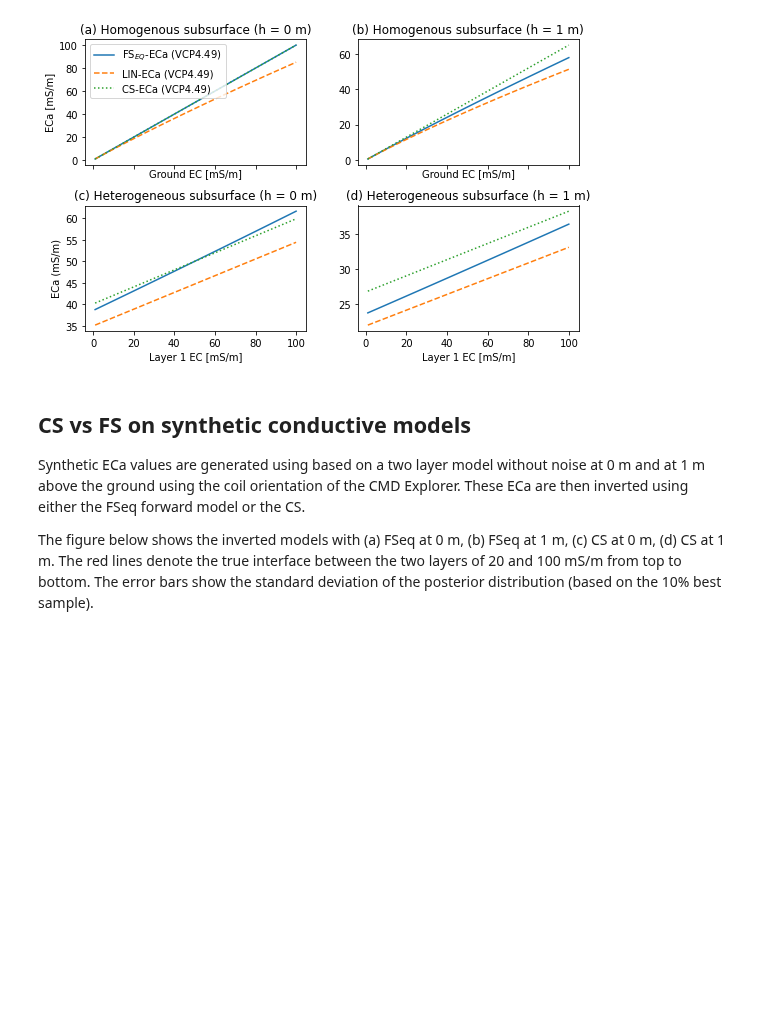
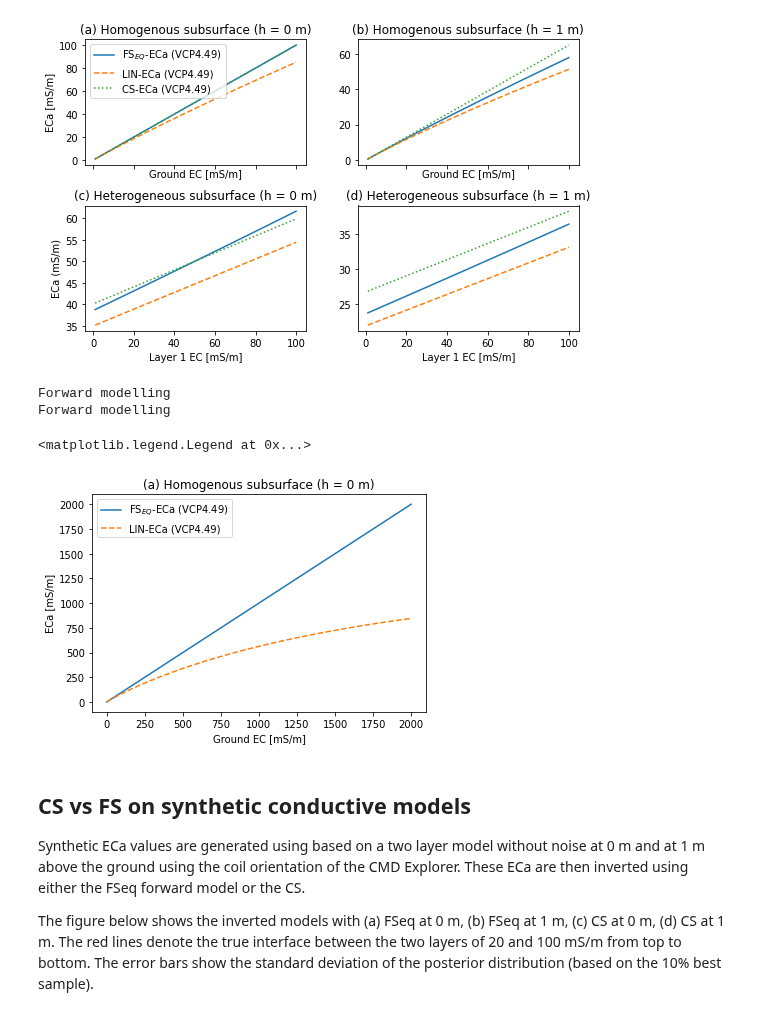
Before and after one commit to hkexgroup/emagpy, a Jupyter notebook: jupyter-notebook/em-paper.ipynb, the cells around one changed output. Cells and saved outputs as stored; diff of their text form; code cells hidden in the pictures; blank space fills up the shorter version.

```diff
--- a/jupyter-notebook/em-paper.ipynb
+++ b/jupyter-notebook/em-paper.ipynb
@@ -89,6 +89,37 @@ fig.tight_layout()
 fig.savefig(outputdir + 'fig4cs-maxwell.jpg', dpi=500)
 # %% [output]
 [figure]
+# %%
+# additional simpler example
+
+# parameters for the synthetic model
+coils = ['VCP4.49f10000h0']#, 'VCP4.49f10000h1']
+
+# homogenous ground
+condsHomo = np.ones((2000,2))*np.arange(2000)[:,None]+1
+depths = np.ones((2000,1))*1
+
+# forward modelling
+k = Problem()
+k.setModels([depths],[condsHomo])
+dfsFSeq = k.forward(forwardModel='FSeq', coils=coils)
+dfsFSlin = k.forward(forwardModel='FSlin', coils=coils)
+# dfsCS = k.forward(forwardModel='CS', coils=coils)
+
+# figure
+fig, ax = plt.subplots()
+ax.set_title('(a) Homogenous subsurface (h = 0 m)')
+ax.plot(condsHomo[:,0], dfsFSeq[0][coils[0]], '-', label = r'FS$_{EQ}$-ECa (VCP4.49)')
+ax.plot(condsHomo[:,0], dfsFSlin[0][coils[0]], '--', label = 'LIN-ECa (VCP4.49)')
+# ax.plot(condsHomo[:,0], dfsCS[0][coils[0]], ':', label = 'CS-ECa (VCP4.49)')
+ax.set_ylabel('ECa [mS/m]')
+ax.set_xlabel('Ground EC [mS/m]')
+ax.legend()
+# %% [output]
+Forward modelling
+Forward modelling
+<matplotlib.legend.Legend at 0x...>
+[figure, added]
 # %% [markdown]
 ## CS vs FS on synthetic conductive models <a class="anchor" id="cs-fs"></a>
 Synthetic ECa values are generated using based on a two layer model without noise at 0 m and at 1 m above the ground using the coil orientation of the CMD Explorer. These ECa are then inverted using either the FSeq forward model or the CS.
```
Also changed, not shown: parts of 2 cells of this notebook.
